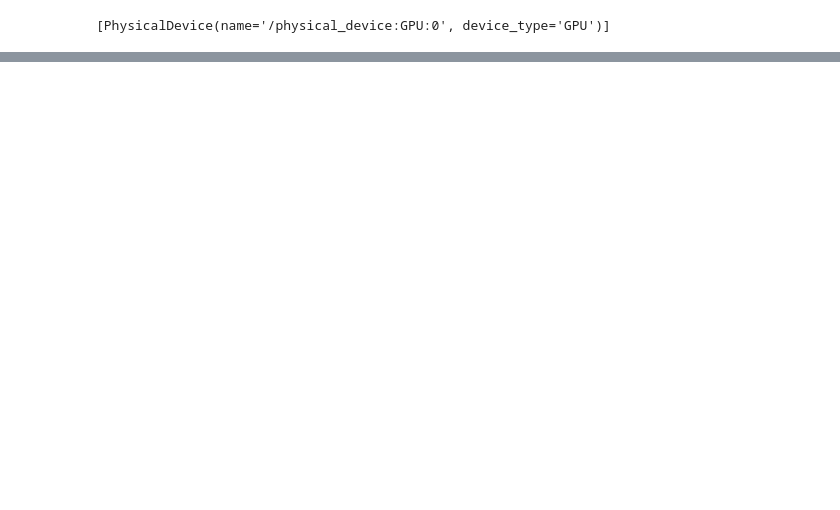
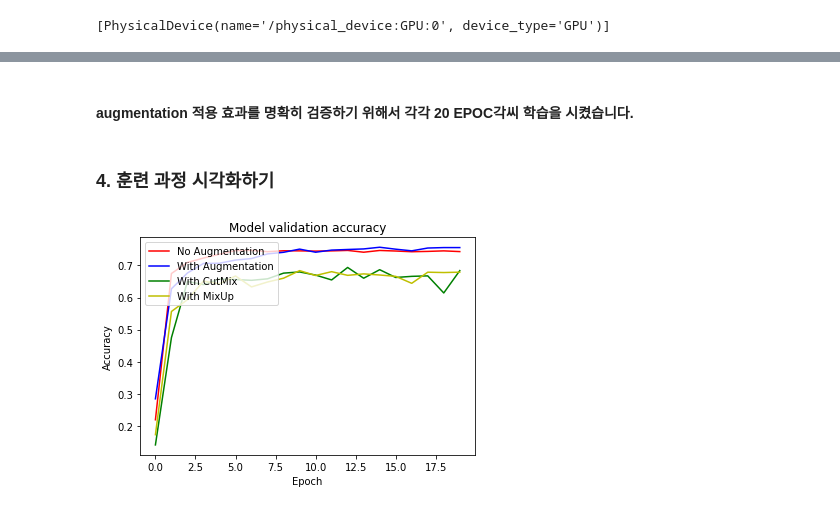
Before and after one commit to babmu33/first-repository, a Jupyter notebook: [G-4]Augmentation.ipynb, the cells around one changed output, grey strips where cells are left out. Drawn from its saved outputs; the diff is of its cells as text; code cells hidden in the pictures; blank space fills up the shorter version.

```diff
--- a/[G-4]Augmentation.ipynb
+++ b/[G-4]Augmentation.ipynb
@@ -208,4 +228,4 @@ def cutmix(image, label, prob = 1.0, batch_size=16, img_size=224, num_classes=12
 
     mixed_imgs = tf.reshape(tf.stack(mixed_imgs),(batch_size, img_size, img_size, 3))
     mixed_labels = tf.reshape(tf.stack(mixed_labels),(batch_size, num_classes))
-    return mixed_imgs, mixed_label
+    return mixed_imgs, mixed_labels
@@ -322,5 +353,5 @@ ds_test = apply_normalize_on_dataset(ds_test, is_test = True)
 # %%
-num_classes = ds_info.features["label"].num_classes
+#num_classes = ds_info.features["label"].num_classes
 resnet50 = keras.models.Sequential([
     keras.applications.resnet.ResNet50(
         include_top=False,
@@ -436,0 +484,10 @@ ValueError: in user code:
+# %%
+history_cutmix_resnet50 = cutmix_resnet50.fit(
+    ds_train_cutmix,
+    steps_per_epoch=int(ds_info.splits['train'].num_examples/16),
+    validation_steps=int(ds_info.splits['test'].num_examples/16),
+    epochs=EPOCH,
+    validation_data=ds_test,
+    verbose=1,
+    use_multiprocessing=True,
+)
@@ -436,0 +512,10 @@ ValueError: in user code:
+# %%
+history_mixup_resnet50 = mixup_resnet50.fit(
+    ds_train_mixup,
+    steps_per_epoch=int(ds_info.splits['train'].num_examples/16),
+    validation_steps=int(ds_info.splits['test'].num_examples/16),
+    epochs=EPOCH,
+    validation_data=ds_test,
+    verbose=1,
+    use_multiprocessing=True,
+)
@@ -436,0 +540,16 @@ ValueError: in user code:
+# %% [markdown]
+#### augmentation 적용 효과를 명확히 검증하기 위해서 각각 20 EPOC각씨 학습을 시켰습니다.
+# %% [markdown]
+### 4. 훈련 과정 시각화하기
+# %%
+plt.plot(history_resnet50_no_aug.history['val_accuracy'], 'r')
+plt.plot(history_resnet50_aug.history['val_accuracy'], 'b')
+plt.plot(history_cutmix_resnet50.history['val_accuracy'], 'g')
+plt.plot(history_mixup_resnet50.history['val_accuracy'], 'y')
+plt.title('Model validation accuracy')
+plt.ylabel('Accuracy')
+plt.xlabel('Epoch')
+plt.legend(['No Augmentation', 'With Augmentation', 'With CutMix', 'With MixUp'], loc = 'upper left')
+plt.show()
+# %% [output]
+[figure, added]
```
Also changed, not shown: parts of 36 cells of this notebook.
